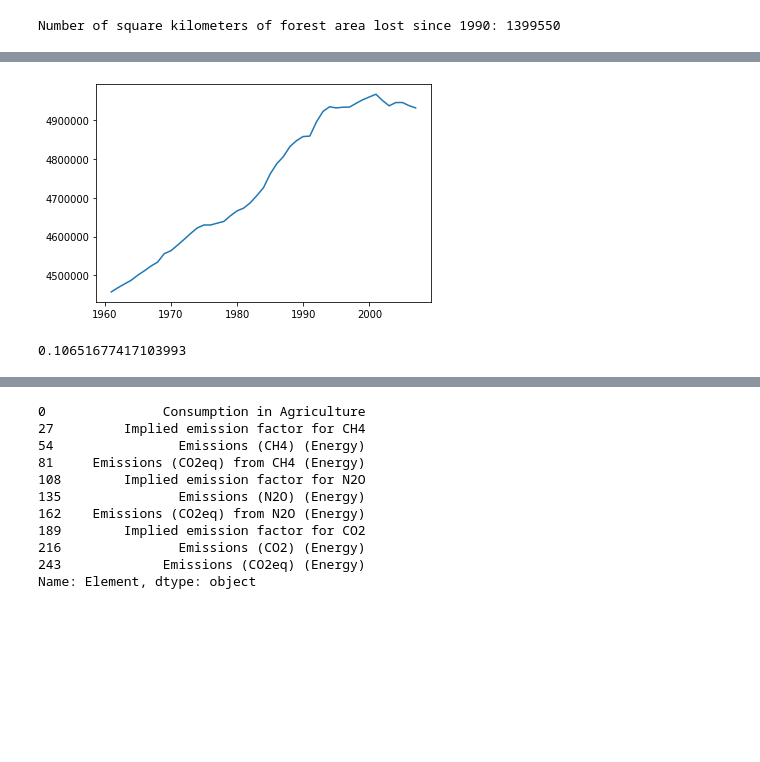
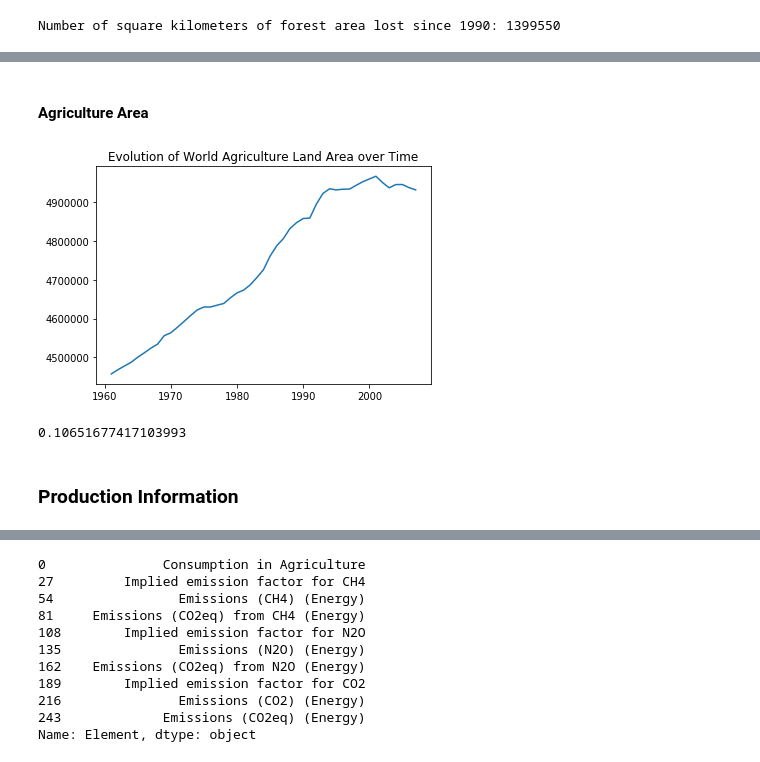
Before and after one commit to tileb1/global-food-statistics, a Jupyter notebook: tim_exploration.ipynb, the cells around one changed output, grey strips where cells are left out. Cells and saved outputs as stored; diff of their text form; code cells hidden in the pictures; blank space fills up the shorter version.

```diff
--- a/tim_exploration.ipynb
+++ b/tim_exploration.ipynb
@@ -4,2 +66,2 @@ import matplotlib.pyplot as plt
 # %%
-land_df = pd.read_csv('Data/fao_data_land_data.csv')
+land_df = pd.read_csv('data/raw_data/fao_data_land_data.csv')
@@ -87,13 +92,18 @@ array(['Afghanistan', 'Africa +', 'Albania', 'Algeria', 'American Samoa',
+# %% [markdown]
+#### Agriculture Area
 # %%
 agriculture_df = land_df[land_df.category=='agricultural_area']
 # %%
 world_agriculture = agriculture_df[agriculture_df.country_or_area=='World +']
 # %%
 plt.plot(world_agriculture.year.values, world_agriculture.value.values)
+plt.title('Evolution of World Agriculture Land Area over Time')
 plt.show()
 print((world_agriculture[world_agriculture.year==world_agriculture.year.max()].value.values[0]
      - world_agriculture[world_agriculture.year==world_agriculture.year.min()].value.values[0])
      / world_agriculture[world_agriculture.year==world_agriculture.year.min()].value.values[0])
 # %% [output]
-[figure, old version]
+[figure, new version]
 0.10651677417103993
+# %% [markdown]
+### Production Information
```
Also changed, not shown: parts of 105 cells of this notebook.
